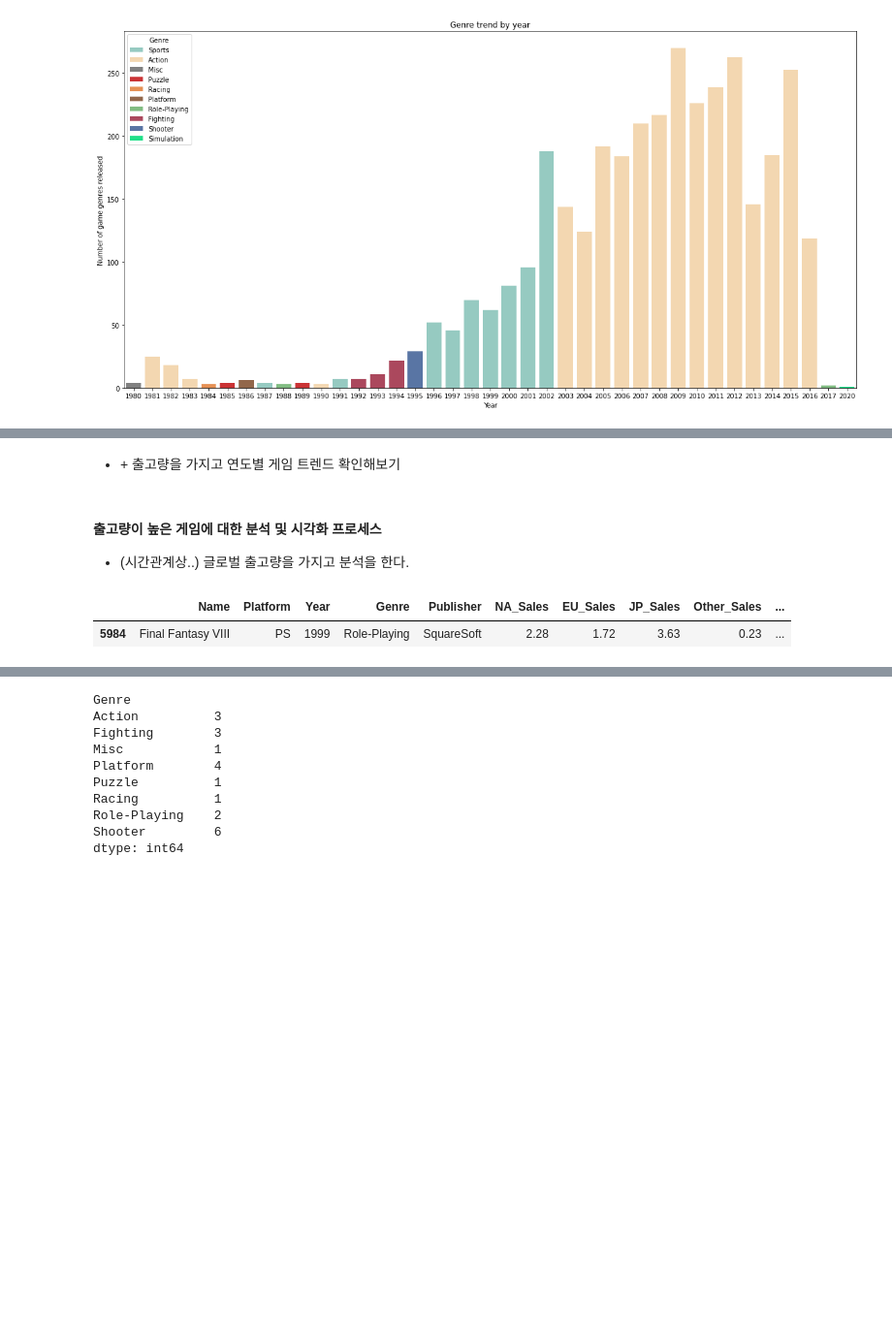
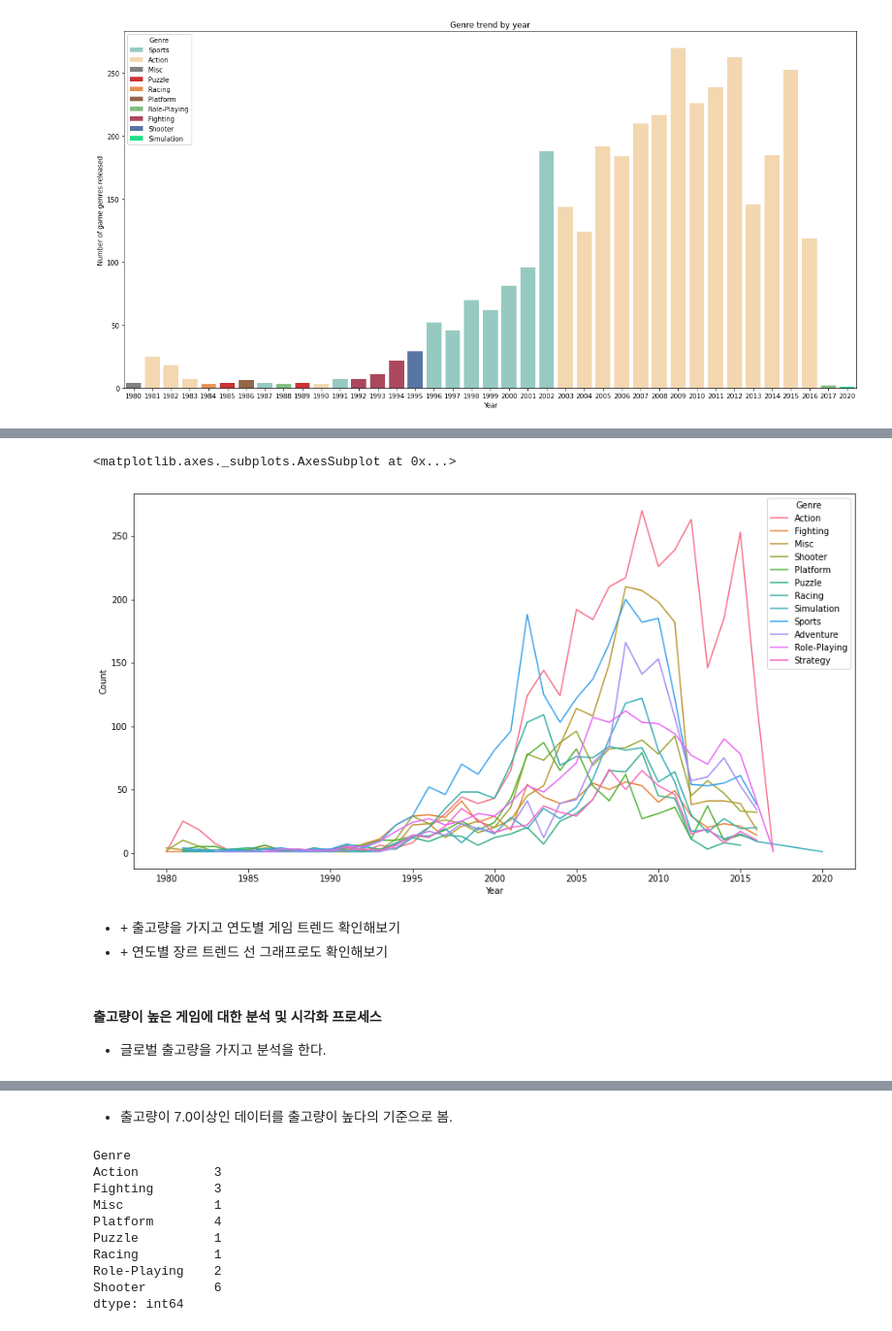
Before and after one commit to sh00-git/Project1-what-games-to-design-in-the-next-quarter, a Jupyter notebook: AI_14_박송희_Section1.ipynb, the cells around one changed output, grey strips where cells are left out. Shown at 97% size. Drawn from its saved outputs; the diff is of its cells as text; code cells hidden in the pictures; blank space fills up the shorter version.

```diff
--- a/AI_14_박송희_Section1.ipynb
+++ b/AI_14_박송희_Section1.ipynb
@@ -833,12 +839,14 @@ sns.barplot(x='Year', y='Count', data=finall_year_genre_df, palette='Set3')
+# %%
+plt.figure(figsize=(15,8))
+sns.lineplot(x='Year', y='Count', hue='Genre', data=year_genre_df)
+# %% [output]
+<matplotlib.axes._subplots.AxesSubplot at 0x...>
+[figure, added]
 # %% [markdown]
 - \+ 출고량을 가지고 연도별 게임 트렌드 확인해보기
+- \+ 연도별 장르 트렌드 선 그래프로도 확인해보기
 # %% [markdown]
 #### 출고량이 높은 게임에 대한 분석 및 시각화 프로세스
 
-- (시간관계상..) 글로벌 출고량을 가지고 분석을 한다.
+- 글로벌 출고량을 가지고 분석을 한다.
-# %%
-df_clean_year[df_clean_year['Global_Sales'] == df_clean_year['Global_Sales'].max()]
-# %% [output]
-|  | Name | Platform | Year | Genre | Publisher | NA_Sales | EU_Sales | JP_Sales | Other_Sales | ... |
-| 5984 | Final Fantasy VIII | PS | 1999 | Role-Playing | SquareSoft | 2.28 | 1.72 | 3.63 | 0.23 | ... |
 # %%
@@ -858,6 +867,8 @@ by_sales
 | 16190 | San-X: Chara Sagashi Land | DS | 2007 | Action | MTO | 0.00 | 0.00 | 0.01 | 0.00 | ... |
 | 16191 | SCORE International Baja 1000: Th... | PS2 | 2008 | Racing | Activision | 0.00 | 0.00 | 0.00 | 0.00 | ... |
 16192 rows × 10 columns
+# %% [markdown]
+- 출고량이 7.0이상인 데이터를 출고량이 높다의 기준으로 봄.
 # %%
 by_sales[by_sales['Global_Sales'] >= 7.0].groupby('Genre').size()
 # %% [output]
```
Also changed, not shown: parts of 19 cells of this notebook.
